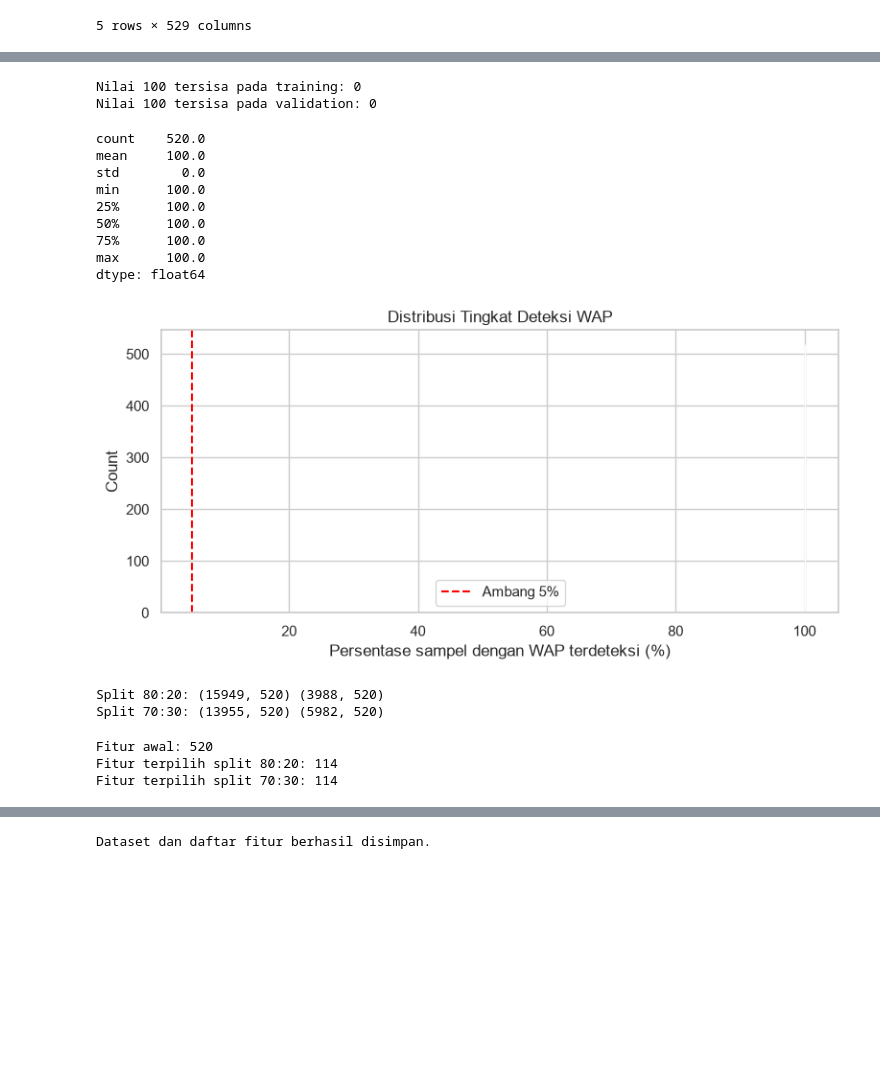
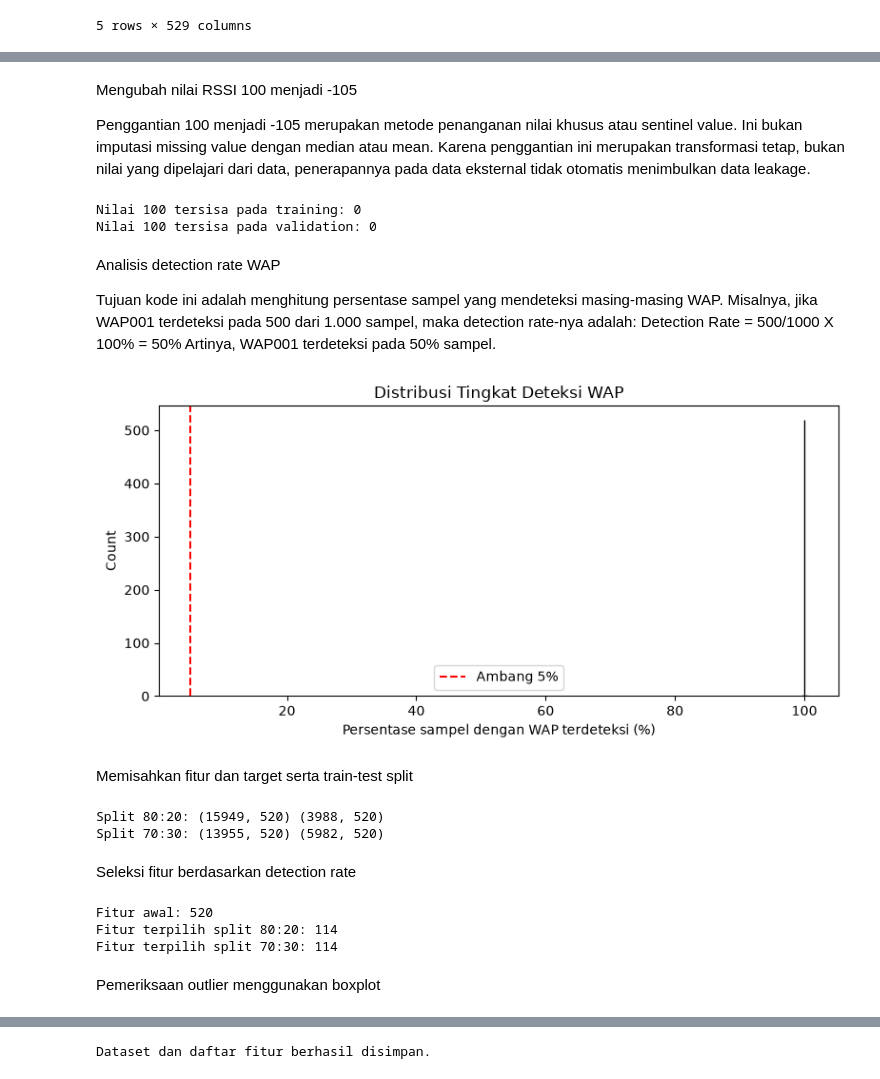
Before and after one commit to Fadhlrahman/TUBES-DEEP-LEARNING, a Jupyter notebook: DL.ipynb, the cells around one changed output, grey strips where cells are left out. Saved outputs shown, nothing was run; the diff lists cells and outputs as text; code cells hidden in the pictures; blank space fills up the shorter version.

```diff
--- a/DL.ipynb
+++ b/DL.ipynb
@@ -77,3 +76,8 @@ Name: count, dtype: int64
+# %% [markdown]
+Mengubah nilai RSSI 100 menjadi -105
+
+Penggantian 100 menjadi -105 merupakan metode penanganan nilai khusus atau sentinel value. Ini bukan imputasi missing value dengan median atau mean.
+Karena penggantian ini merupakan transformasi tetap, bukan nilai yang dipelajari dari data, penerapannya pada data eksternal tidak otomatis menimbulkan data leakage.
 # %%
 df_train[WAP_COLS] = df_train[WAP_COLS].replace(100, -105)
 df_valid[WAP_COLS] = df_valid[WAP_COLS].replace(100, -105)
@@ -86,33 +90,33 @@ print("Nilai 100 tersisa pada validation:",
 # %% [output]
 Nilai 100 tersisa pada training: 0
 Nilai 100 tersisa pada validation: 0
+# %% [markdown]
+Analisis detection rate WAP
+
+Tujuan kode ini adalah menghitung persentase sampel yang mendeteksi masing-masing WAP.
+Misalnya, jika WAP001 terdeteksi pada 500 dari 1.000 sampel, maka detection rate-nya adalah:
+Detection Rate = 500/1000 X 100% = 50%
+Artinya, WAP001 terdeteksi pada 50% sampel.
 # %%
 # Hitung deteksi dari data asli, sebelum penggantian nilai 100
 detection_rate = (
     df_train[WAP_COLS].ne(100).mean() * 100
 ).sort_values()
 
-display(detection_rate.describe())
+detection_rate.describe()
 
 plt.figure(figsize=(8, 4))
 sns.histplot(detection_rate, bins=30)
 plt.axvline(5, color="red", linestyle="--", label="Ambang 5%")
 plt.xlabel("Persentase sampel dengan WAP terdeteksi (%)")
 plt.title("Distribusi Tingkat Deteksi WAP")
 plt.legend()
 plt.tight_layout()
 plt.show()
 # %% [output]
-count    520.0
-mean     100.0
-std        0.0
-min      100.0
-25%      100.0
-50%      100.0
-75%      100.0
-max      100.0
-dtype: float64
-[figure, old version]
+[figure, new version]
+# %% [markdown]
+Memisahkan fitur dan target serta train-test split
 # %%
 # Target klasifikasi
 y_class = df_train[TARGET_CLASS].copy()
@@ -144,6 +148,8 @@ print("Split 70:30:", X_train_70.shape, X_test_70.shape)
 # %% [output]
 Split 80:20: (15949, 520) (3988, 520)
 Split 70:30: (13955, 520) (5982, 520)
+# %% [markdown]
+Seleksi fitur berdasarkan detection rate
 # %%
 THRESHOLD = 5  # Persentase minimum deteksi
 
@@ -173,6 +179,8 @@ print("Fitur terpilih split 70:30:", len(selected_70))
 Fitur awal: 520
 Fitur terpilih split 80:20: 114
 Fitur terpilih split 70:30: 114
+# %% [markdown]
+Pemeriksaan outlier menggunakan boxplot
 # %%
 fig, axes = plt.subplots(1, 2, figsize=(12, 5))
 
```
Also changed, not shown: parts of 18 cells of this notebook, 5 other files.
